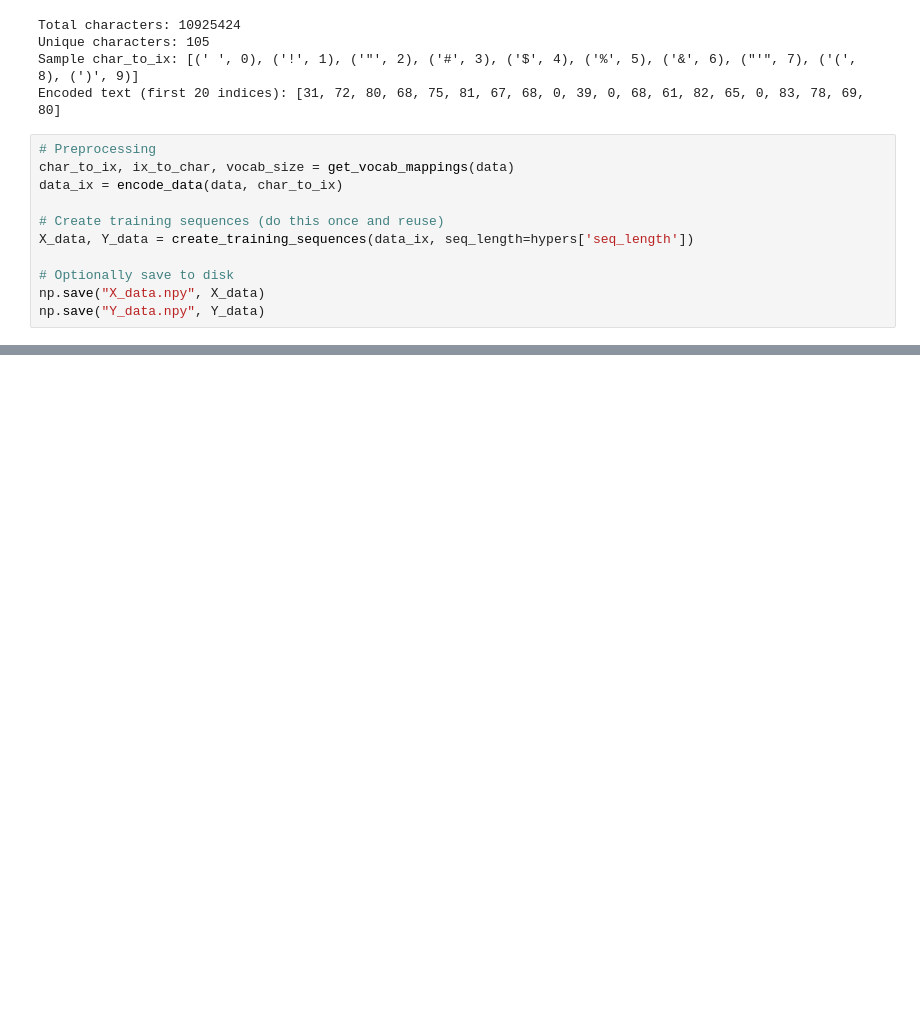
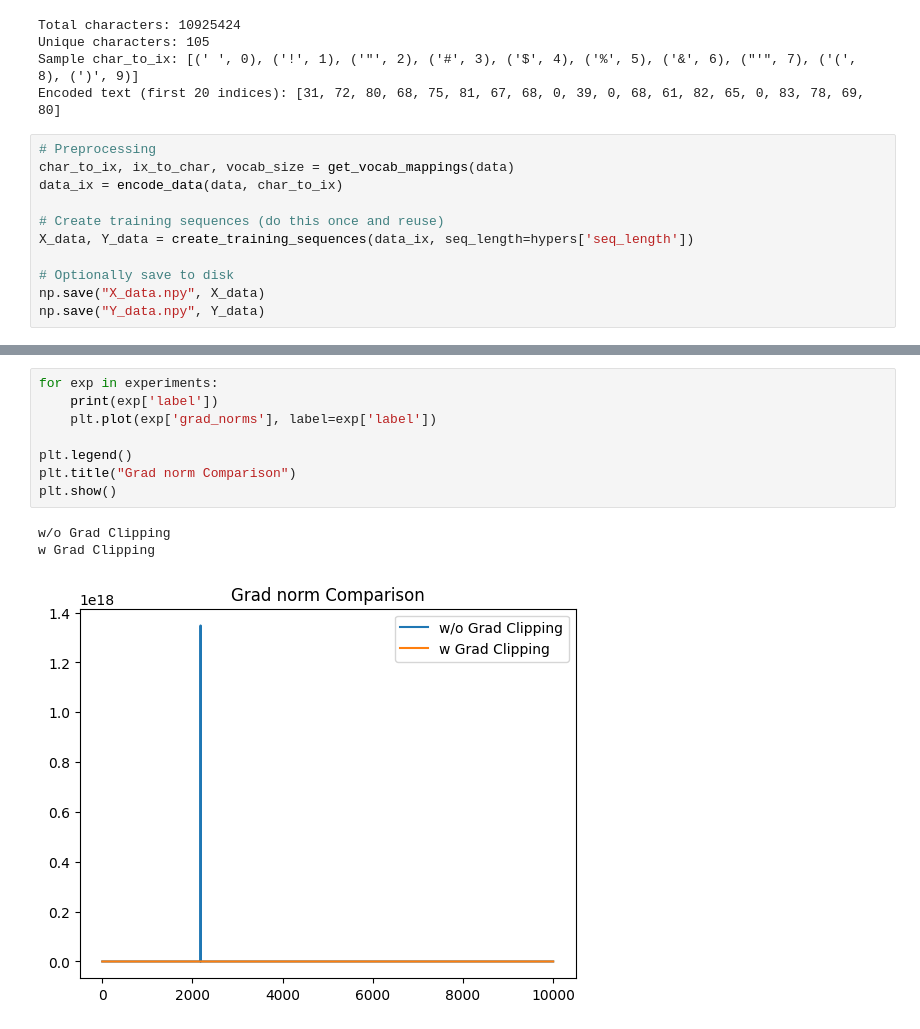
Before and after one commit to ravsperiments/llm-learning-journey, a Jupyter notebook: notebooks/sutskever-track/unreasonable-effectiveness-of-rnns/asimov-rnn.ipynb, the cells around one changed output, grey strips where cells are left out. Cells and saved outputs as stored; diff of their text form; blank space fills up the shorter version.

```diff
--- a/notebooks/sutskever-track/unreasonable-effectiveness-of-rnns/asimov-rnn.ipynb
+++ b/notebooks/sutskever-track/unreasonable-effectiveness-of-rnns/asimov-rnn.ipynb
@@ -444,0 +499,12 @@ KeyboardInterrupt:
+# %%
+for exp in experiments:
+    print(exp['label'])
+    plt.plot(exp['grad_norms'], label=exp['label'])
+
+plt.legend()
+plt.title("Grad norm Comparison")
+plt.show()
+# %% [output]
+w/o Grad Clipping
+w Grad Clipping
+[figure, added]
```
Also changed, not shown: parts of 10 cells of this notebook.
